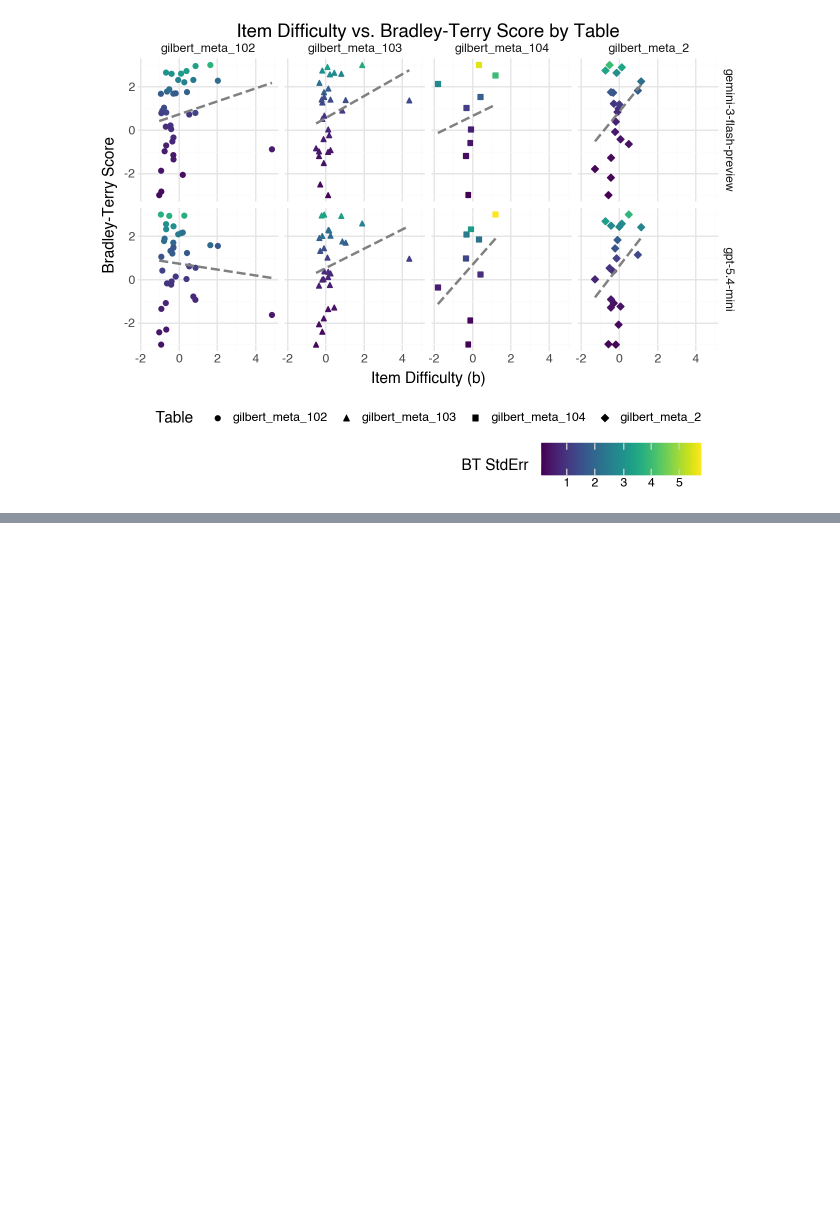
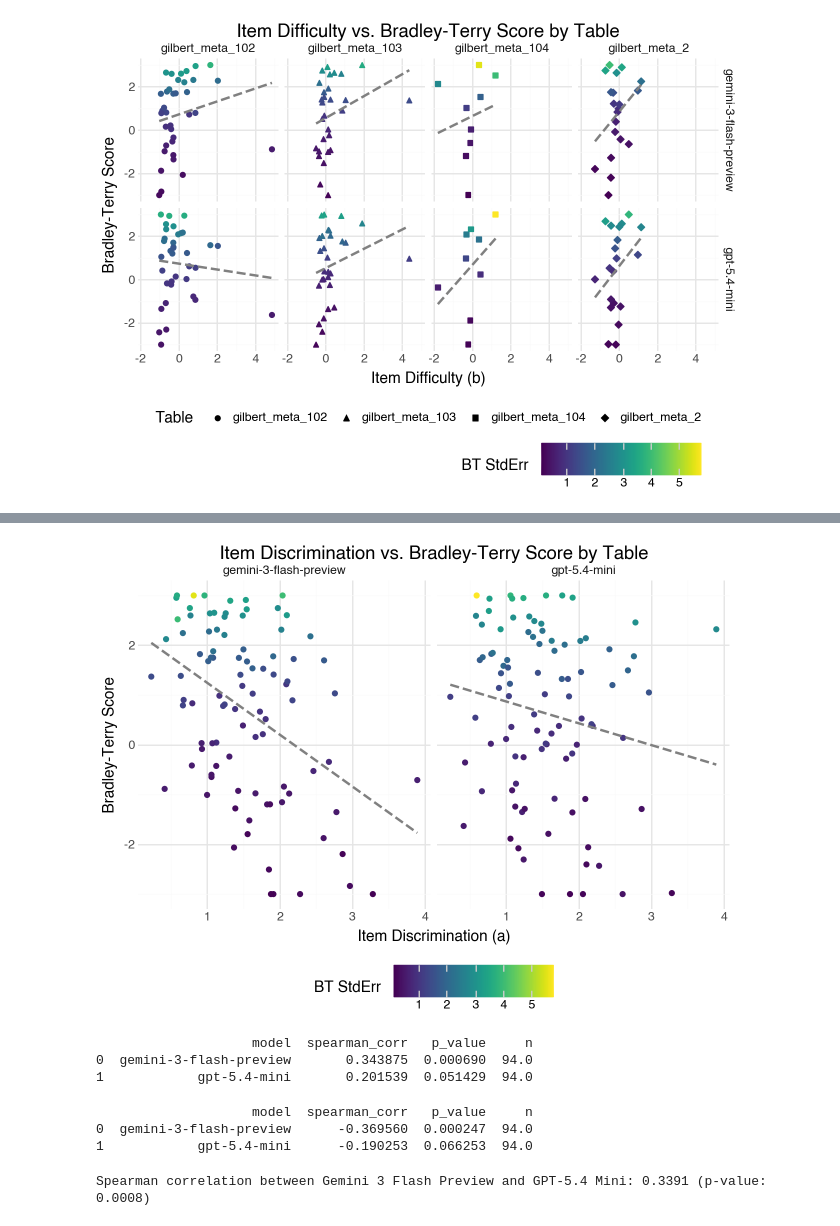
Before and after one commit to mlchrzan/llmpairs, a Jupyter notebook: notebooks/analysis_AIME-Con.ipynb, the cells around one changed output, grey strips where cells are left out. Cells and saved outputs as stored; diff of their text form; code cells hidden in the pictures; blank space fills up the shorter version.

```diff
--- a/notebooks/analysis_AIME-Con.ipynb
+++ b/notebooks/analysis_AIME-Con.ipynb
@@ -115,0 +214,69 @@ print(correlations)
+# %%
+(
+    ggplot(
+        all_tables_item_scores_df_long,
+        aes(
+            x="a",
+            y="score",
+            # shape="table",
+            color="SE",
+        ),
+    )
+    + geom_point()
+    + geom_smooth(method="lm", se=False, linetype="dashed", color="gray")
+    + facet_grid("~model")
+    + labs(title="Item Discrimination vs. Bradley-Terry Score by Table",
+            x="Item Discrimination (a)",
+            y="Bradley-Terry Score",
+           shape="Table",
+           color="BT StdErr")
+    + guides(
+        shape=guide_legend(order=1),
+        color=guide_colorbar(order=2, direction="horizontal"),
+    )
+    + theme_minimal()
+    + theme(
+        legend_position="bottom",
+        legend_box="vertical",      # stack multiple legends
+        legend_direction="horizontal",
+    )
+)
+# %% [output]
+[figure, added]
+# %%
+# Calculate the Spearman correlation and p-value for the entire dataset
+overall_correlation = (
+    all_tables_item_scores_df_long
+    .groupby(["model"])
+    .apply(spearman_with_p)
+    .reset_index()
+)
+
+print(overall_correlation)
+# %% [output]
+                    model  spearman_corr   p_value     n
+0  gemini-3-flash-preview       0.343875  0.000690  94.0
+1            gpt-5.4-mini       0.201539  0.051429  94.0
+# %%
+# Calculate the Spearman correlation and p-value for the entire dataset
+overall_correlation_a = (
+    all_tables_item_scores_df_long
+    .groupby(["model"])
+    .apply(lambda df: spearman_with_p(df, x_col="a", y_col="score"))
+    .reset_index()
+)
+
+print(overall_correlation_a)
+# %% [output]
+                    model  spearman_corr   p_value     n
+0  gemini-3-flash-preview      -0.369560  0.000247  94.0
+1            gpt-5.4-mini      -0.190253  0.066253  94.0
+# %%
+# Using all_tables_item_scores_df, calculate the Spearman correlation between the gemini-3-flash and gpt-5.4-mini
+from sklearn.metrics import cohen_kappa_score
+gemini_scores = all_tables_item_scores_df_long[all_tables_item_scores_df_long["model"] == "gemini-3-flash-preview"]["score"]
+gpt54_scores = all_tables_item_scores_df_long[all_tables_item_scores_df_long["model"] == "gpt-5.4-mini"]["score"]
+corr, p_value = spearmanr(gemini_scores, gpt54_scores)
+print(f"Spearman correlation between Gemini 3 Flash Preview and GPT-5.4 Mini: {corr:.4f} (p-value: {p_value:.4f})")
+# %% [output]
+Spearman correlation between Gemini 3 Flash Preview and GPT-5.4 Mini: 0.3391 (p-value: 0.0008)
```
Also changed, not shown: parts of 19 cells of this notebook, 41 other files.
